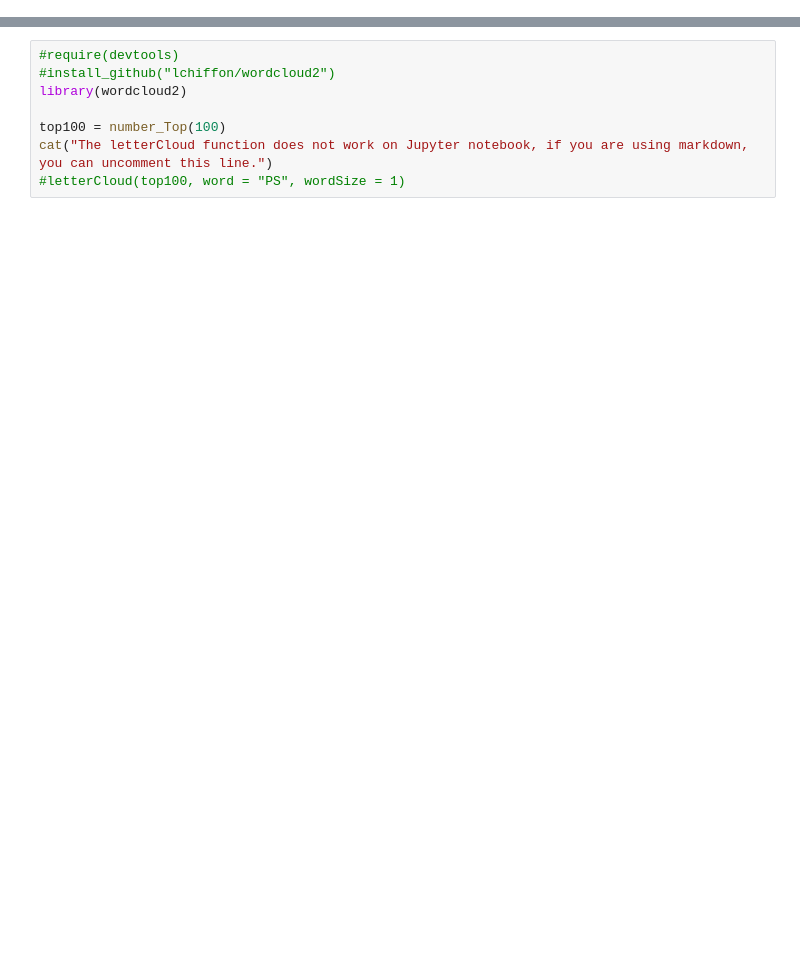
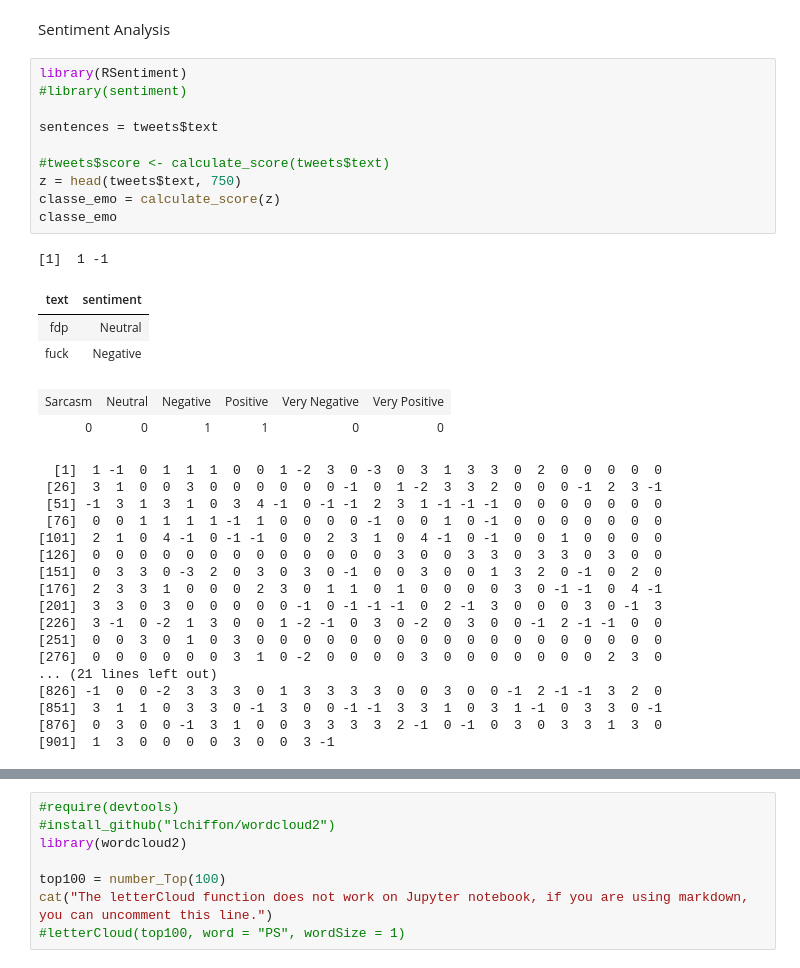
Before and after one commit to clementtr/twitter, a Jupyter notebook: English_Analysis.ipynb, the cells around one changed output, grey strips where cells are left out. Saved outputs shown, nothing was run; the diff lists cells and outputs as text; blank space fills up the shorter version.

Commit message:
Add RSentiment score

```diff
--- a/English_Analysis.ipynb
+++ b/English_Analysis.ipynb
@@ -122,3 +147,39 @@ barplot(top15, border=NA, las=2, main="Top 15 most frequent word", cex.main=1, h
+# %% [markdown]
+Sentiment Analysis
+# %%
+library(RSentiment)
+#library(sentiment)
+
+sentences = tweets$text
+
+#tweets$score <- calculate_score(tweets$text)
+z = head(tweets$text, 750)
+classe_emo = calculate_score(z)
+classe_emo
+# %% [output]
+[1]  1 -1
+| text | sentiment |
+| fdp | Neutral |
+| fuck | Negative |
+| Sarcasm | Neutral | Negative | Positive | Very Negative | Very Positive |
+| 0 | 0 | 1 | 1 | 0 | 0 |
+  [1]  1 -1  0  1  1  1  0  0  1 -2  3  0 -3  0  3  1  3  3  0  2  0  0  0  0  0
+ [26]  3  1  0  0  3  0  0  0  0  0  0 -1  0  1 -2  3  3  2  0  0  0 -1  2  3 -1
+ [51] -1  3  1  3  1  0  3  4 -1  0 -1 -1  2  3  1 -1 -1 -1  0  0  0  0  0  0  0
+ [76]  0  0  1  1  1  1 -1  1  0  0  0  0 -1  0  0  1  0 -1  0  0  0  0  0  0  0
+[101]  2  1  0  4 -1  0 -1 -1  0  0  2  3  1  0  4 -1  0 -1  0  0  1  0  0  0  0
+[126]  0  0  0  0  0  0  0  0  0  0  0  0  0  3  0  0  3  3  0  3  3  0  3  0  0
+[151]  0  3  3  0 -3  2  0  3  0  3  0 -1  0  0  3  0  0  1  3  2  0 -1  0  2  0
+[176]  2  3  3  1  0  0  0  2  3  0  1  1  0  1  0  0  0  0  3  0 -1 -1  0  4 -1
+[201]  3  3  0  3  0  0  0  0  0 -1  0 -1 -1 -1  0  2 -1  3  0  0  0  3  0 -1  3
+[226]  3 -1  0 -2  1  3  0  0  1 -2 -1  0  3  0 -2  0  3  0  0 -1  2 -1 -1  0  0
+[251]  0  0  3  0  1  0  3  0  0  0  0  0  0  0  0  0  0  0  0  0  0  0  0  0  0
+[276]  0  0  0  0  0  0  3  1  0 -2  0  0  0  0  3  0  0  0  0  0  0  0  2  3  0
+... (21 lines left out)
+[826] -1  0  0 -2  3  3  3  0  1  3  3  3  3  0  0  3  0  0 -1  2 -1 -1  3  2  0
+[851]  3  1  1  0  3  3  0 -1  3  0  0 -1 -1  3  3  1  0  3  1 -1  0  3  3  0 -1
+[876]  0  3  0  0 -1  3  1  0  0  3  3  3  3  2 -1  0 -1  0  3  0  3  3  1  3  0
+[901]  1  3  0  0  0  0  3  0  0  3 -1
 # %%
 #install.packages("wordcloud")
 #install.packages("SnowballC")
```
Also changed, not shown: parts of 11 cells of this notebook.
